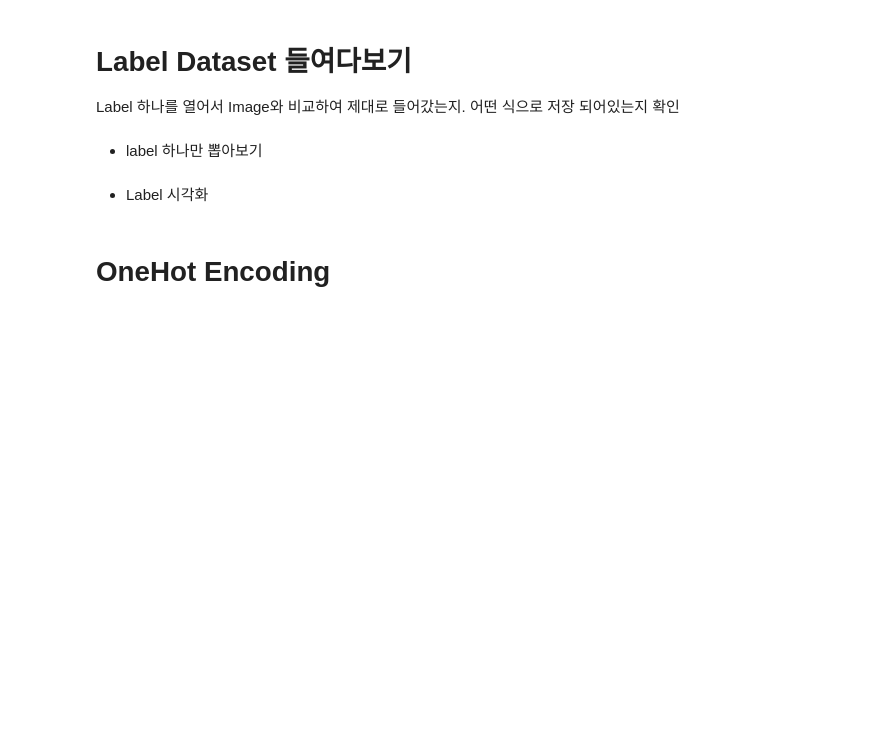
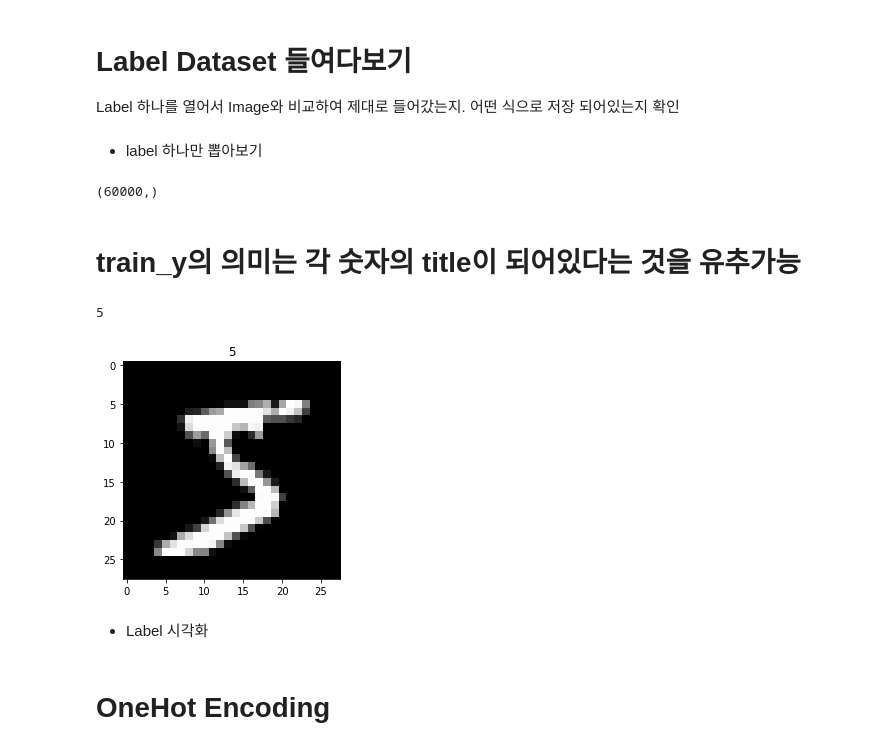
Before and after one commit to yhkim3323/tensorflow_project, a Jupyter notebook: first_project_MNIST.ipynb, the cells around one changed output. Saved outputs shown, nothing was run; the diff lists cells and outputs as text; code cells hidden in the pictures; blank space fills up the shorter version.

```diff
--- a/first_project_MNIST.ipynb
+++ b/first_project_MNIST.ipynb
@@ -49,6 +107,22 @@ matplotlib로 이미지 시각화 할 때는 gray scale의 이미지는 3번쨰
 Label 하나를 열어서 Image와 비교하여 제대로 들어갔는지. 어떤 식으로 저장 되어있는지 확인
 # %% [markdown]
 - label 하나만 뽑아보기
+# %%
+train_y.shape
+# %% [output]
+(60000,)
+# %% [markdown]
+# train_y의 의미는 각 숫자의 title이 되어있다는 것을 유추가능
+# %%
+train_y[0]
+# %% [output]
+5
+# %%
+title =  train_y[0]
+plt.figure, plt.title(title), plt.imshow(train_x[0],'gray')
+plt.show()
+# %% [output]
+[figure, added]
 # %% [markdown]
 - Label 시각화
 # %% [markdown]
```
Also changed, not shown: parts of 24 cells of this notebook.
